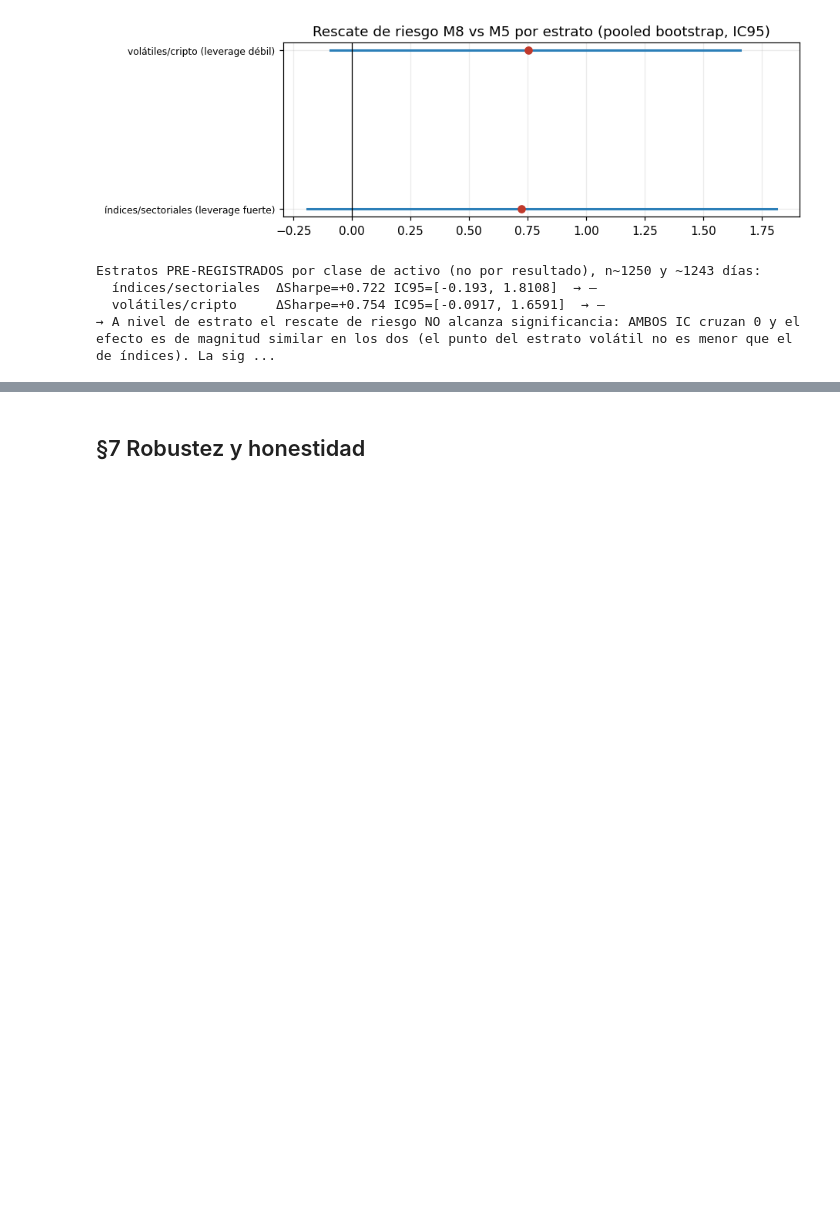
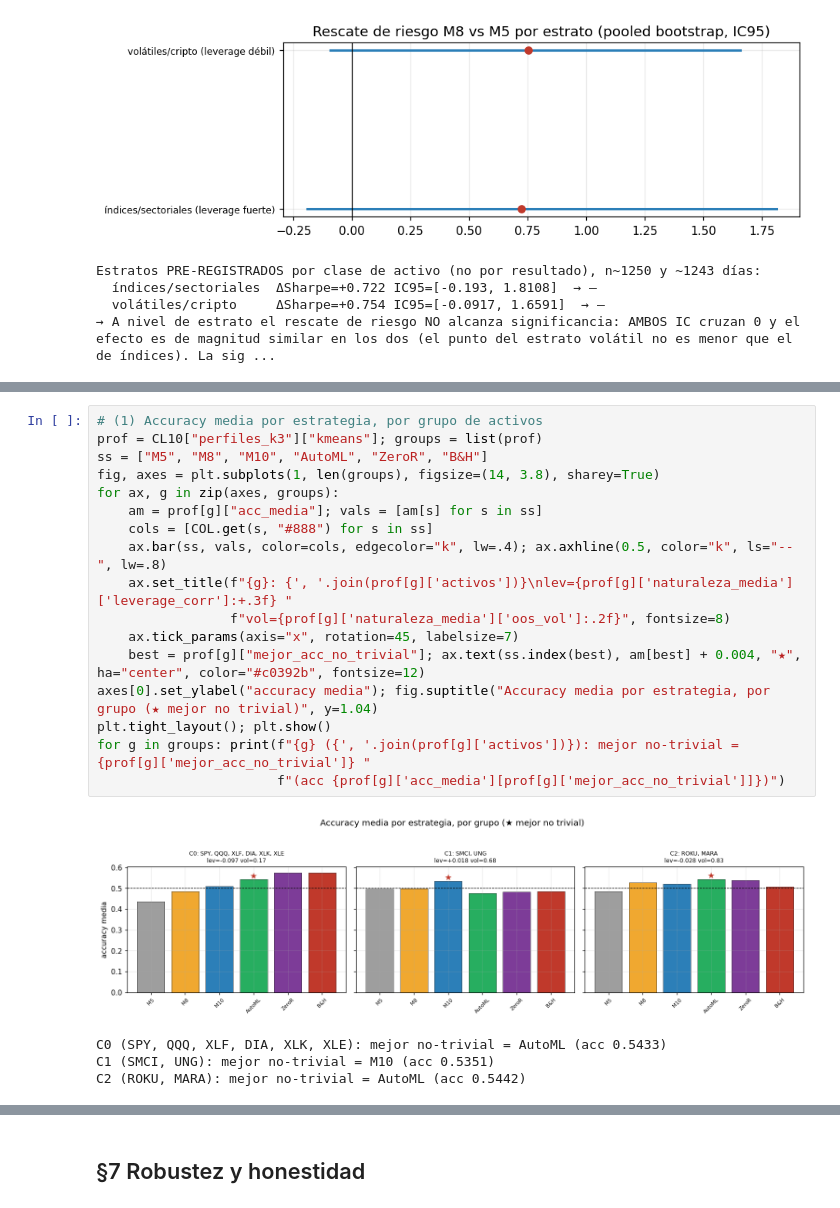
Before and after one commit to RaquelGarciah/Real-time-statistical-supervision-of-an-AI-trading-agent, a Jupyter notebook: notebooks/STRATA_marco_practico.ipynb, the cells around one changed output, grey strips where cells are left out. Saved outputs shown, nothing was run; the diff lists cells and outputs as text; blank space fills up the shorter version.

```diff
--- a/notebooks/STRATA_marco_practico.ipynb
+++ b/notebooks/STRATA_marco_practico.ipynb
@@ -1310,0 +1318,22 @@ Lectura (exploratoria, n=15): los grupos se ordenan por leverage/volatilidad; el
+# %%
+# (1) Accuracy media por estrategia, por grupo de activos
+prof = CL10["perfiles_k3"]["kmeans"]; groups = list(prof)
+ss = ["M5", "M8", "M10", "AutoML", "ZeroR", "B&H"]
+fig, axes = plt.subplots(1, len(groups), figsize=(14, 3.8), sharey=True)
+for ax, g in zip(axes, groups):
+    am = prof[g]["acc_media"]; vals = [am[s] for s in ss]
+    cols = [COL.get(s, "#888") for s in ss]
+    ax.bar(ss, vals, color=cols, edgecolor="k", lw=.4); ax.axhline(0.5, color="k", ls="--", lw=.8)
+    ax.set_title(f"{g}: {', '.join(prof[g]['activos'])}\nlev={prof[g]['naturaleza_media']['leverage_corr']:+.3f} "
+                 f"vol={prof[g]['naturaleza_media']['oos_vol']:.2f}", fontsize=8)
+    ax.tick_params(axis="x", rotation=45, labelsize=7)
+    best = prof[g]["mejor_acc_no_trivial"]; ax.text(ss.index(best), am[best] + 0.004, "★", ha="center", color="#c0392b", fontsize=12)
+axes[0].set_ylabel("accuracy media"); fig.suptitle("Accuracy media por estrategia, por grupo (★ mejor no trivial)", y=1.04)
+plt.tight_layout(); plt.show()
+for g in groups: print(f"{g} ({', '.join(prof[g]['activos'])}): mejor no-trivial = {prof[g]['mejor_acc_no_trivial']} "
+                       f"(acc {prof[g]['acc_media'][prof[g]['mejor_acc_no_trivial']]})")
+# %% [output]
+[figure, added]
+C0 (SPY, QQQ, XLF, DIA, XLK, XLE): mejor no-trivial = AutoML (acc 0.5433)
+C1 (SMCI, UNG): mejor no-trivial = M10 (acc 0.5351)
+C2 (ROKU, MARA): mejor no-trivial = AutoML (acc 0.5442)
```
Also changed, not shown: parts of 9 cells of this notebook, 3 other files.
